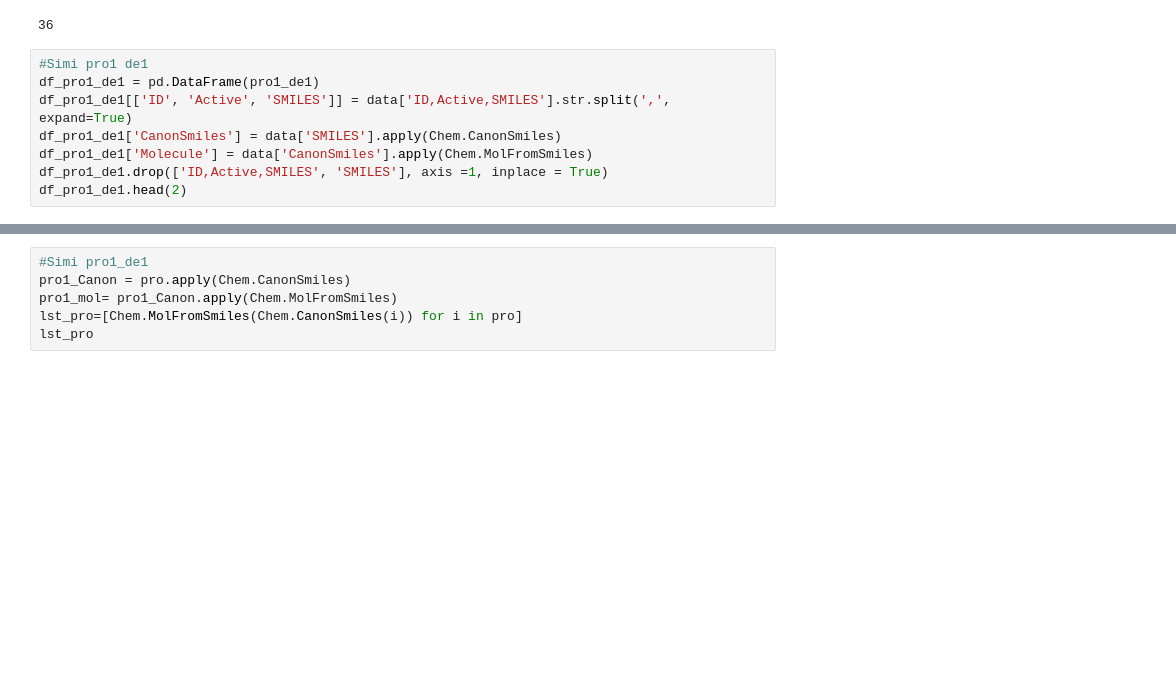
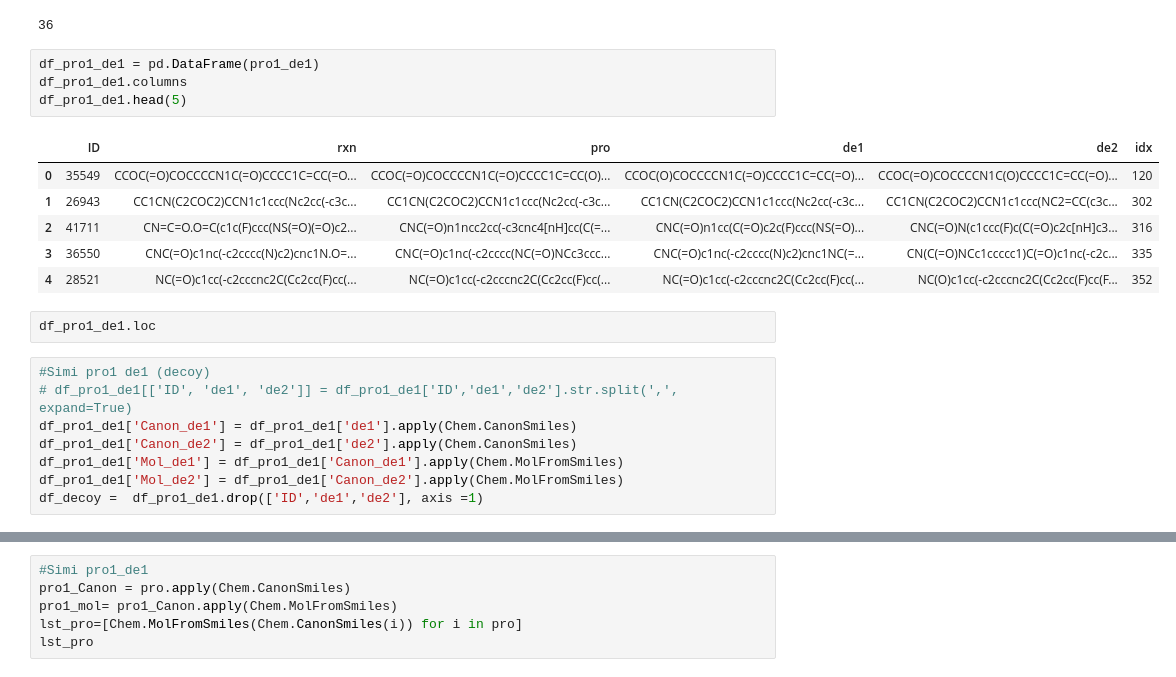
Before and after one commit to biiu315/Mol2DSimi, a Jupyter notebook: Mol2DSimi.ipynb, the cells around one changed output, grey strips where cells are left out. Drawn from its saved outputs; the diff is of its cells as text; blank space fills up the shorter version.

```diff
--- a/Mol2DSimi.ipynb
+++ b/Mol2DSimi.ipynb
@@ -208,11 +208,24 @@ len(pro1_de1['ID'])
 # %% [output]
 {'ID': [35549, 26943, 41711, 36550, 28521, 47091, 35592, 2536, 20568, 16556, 41366, 41379, 17454, 25769, 4106, 9849, 36960, 26414, 42711, 27670, 9799, 36619, 31823, 47685, 39056, 45298, 31996, 37511,  ...
 36
+# %%
+df_pro1_de1 = pd.DataFrame(pro1_de1)
+df_pro1_de1.columns
+df_pro1_de1.head(5)
+# %% [output]
+|  | ID | rxn | pro | de1 | de2 | idx |
+| 0 | 35549 | CCOC(=O)COCCCCN1C(=O)CCCC1C=CC(=O... | CCOC(=O)COCCCCN1C(=O)CCCC1C=CC(O)... | CCOC(O)COCCCCN1C(=O)CCCC1C=CC(=O)... | CCOC(=O)COCCCCN1C(O)CCCC1C=CC(=O)... | 120 |
+| 1 | 26943 | CC1CN(C2COC2)CCN1c1ccc(Nc2cc(-c3c... | CC1CN(C2COC2)CCN1c1ccc(Nc2cc(-c3c... | CC1CN(C2COC2)CCN1c1ccc(Nc2cc(-c3c... | CC1CN(C2COC2)CCN1c1ccc(NC2=CC(c3c... | 302 |
+| 2 | 41711 | CN=C=O.O=C(c1c(F)ccc(NS(=O)(=O)c2... | CNC(=O)n1ncc2cc(-c3cnc4[nH]cc(C(=... | CNC(=O)n1cc(C(=O)c2c(F)ccc(NS(=O)... | CNC(=O)N(c1ccc(F)c(C(=O)c2c[nH]c3... | 316 |
+| 3 | 36550 | CNC(=O)c1nc(-c2cccc(N)c2)cnc1N.O=... | CNC(=O)c1nc(-c2cccc(NC(=O)NCc3ccc... | CNC(=O)c1nc(-c2cccc(N)c2)cnc1NC(=... | CN(C(=O)NCc1ccccc1)C(=O)c1nc(-c2c... | 335 |
+| 4 | 28521 | NC(=O)c1cc(-c2cccnc2C(Cc2cc(F)cc(... | NC(=O)c1cc(-c2cccnc2C(Cc2cc(F)cc(... | NC(=O)c1cc(-c2cccnc2C(Cc2cc(F)cc(... | NC(O)c1cc(-c2cccnc2C(Cc2cc(F)cc(F... | 352 |
+# %%
+df_pro1_de1.loc
 # %%
-#Simi pro1 de1
-df_pro1_de1 = pd.DataFrame(pro1_de1)
-df_pro1_de1[['ID', 'Active', 'SMILES']] = data['ID,Active,SMILES'].str.split(',', expand=True)
-df_pro1_de1['CanonSmiles'] = data['SMILES'].apply(Chem.CanonSmiles)
-df_pro1_de1['Molecule'] = data['CanonSmiles'].apply(Chem.MolFromSmiles)
-df_pro1_de1.drop(['ID,Active,SMILES', 'SMILES'], axis =1, inplace = True)
-df_pro1_de1.head(2)
+#Simi pro1 de1 (decoy)
+# df_pro1_de1[['ID', 'de1', 'de2']] = df_pro1_de1['ID','de1','de2'].str.split(',', expand=True)
+df_pro1_de1['Canon_de1'] = df_pro1_de1['de1'].apply(Chem.CanonSmiles)
+df_pro1_de1['Canon_de2'] = df_pro1_de1['de2'].apply(Chem.CanonSmiles)
+df_pro1_de1['Mol_de1'] = df_pro1_de1['Canon_de1'].apply(Chem.MolFromSmiles)
+df_pro1_de1['Mol_de2'] = df_pro1_de1['Canon_de2'].apply(Chem.MolFromSmiles)
+df_decoy =  df_pro1_de1.drop(['ID','de1','de2'], axis =1)
```
Also changed, not shown: parts of 4 cells of this notebook.
